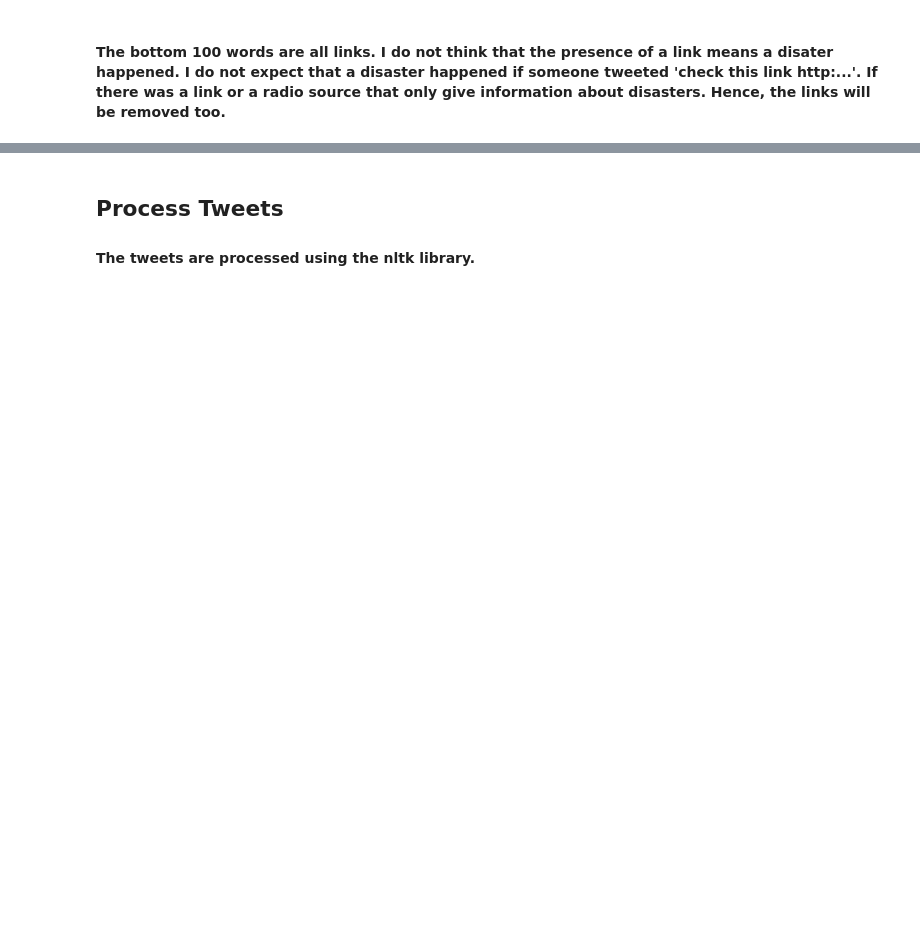
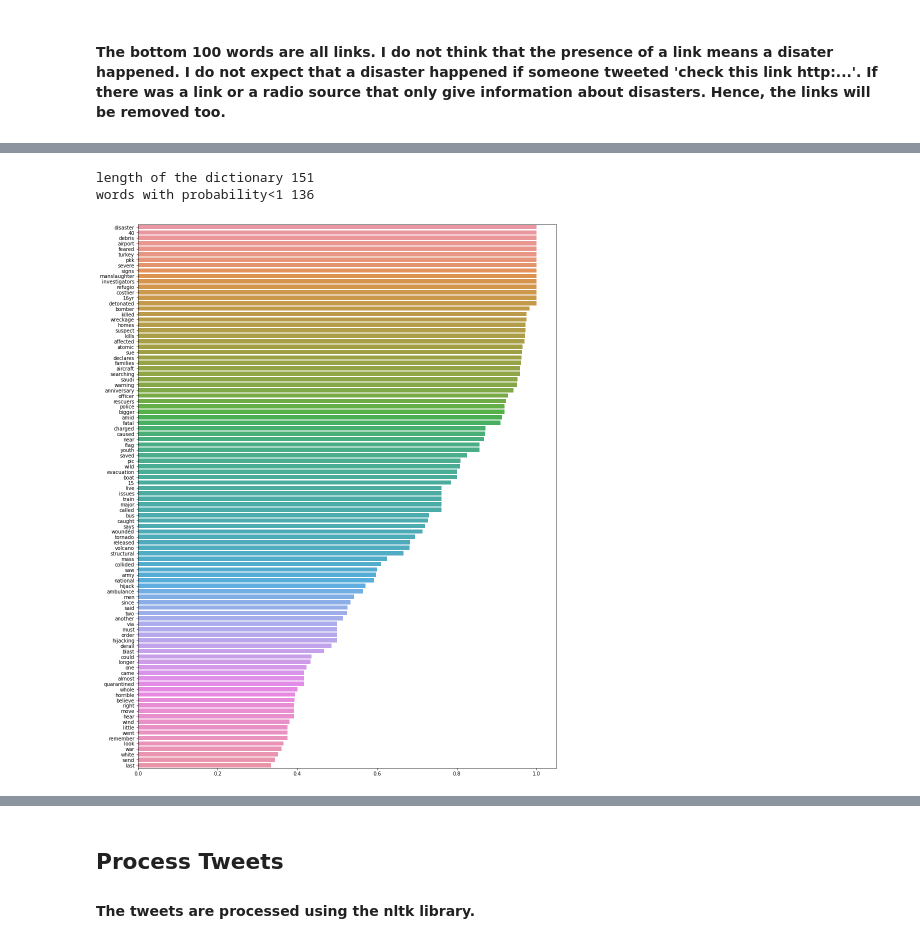
Before and after one commit to fadi-8/Disaster-Tweets, a Jupyter notebook: Disaster Tweets (Preprocessing).ipynb, the cells around one changed output, grey strips where cells are left out. Cells and saved outputs as stored; diff of their text form; code cells hidden in the pictures; blank space fills up the shorter version.

```diff
--- a/Disaster Tweets (Preprocessing).ipynb
+++ b/Disaster Tweets (Preprocessing).ipynb
@@ -324,0 +774,14 @@ The bottom 100 words are all links. I do not think that the presence of a link m
+# %%
+print('length of the dictionary',len(disaster_prob_no_stopwords))
+print('words with probability<1',len([key for key,value in disaster_prob_no_stopwords.items() if value !=1]))
+# %% [output]
+length of the dictionary 151
+words with probability<1 136
+# %%
+top_100=Counter(disaster_prob_no_stopwords).most_common()[:100]
+
+x_top_100,y_top_100=zip(*top_100)
+ax=sns.barplot(x=list(y_top_100),y=list(x_top_100))
+ax.figure.set_size_inches(15,20)
+# %% [output]
+[figure, added]
```
Also changed, not shown: parts of 37 cells of this notebook, 1 other file.
